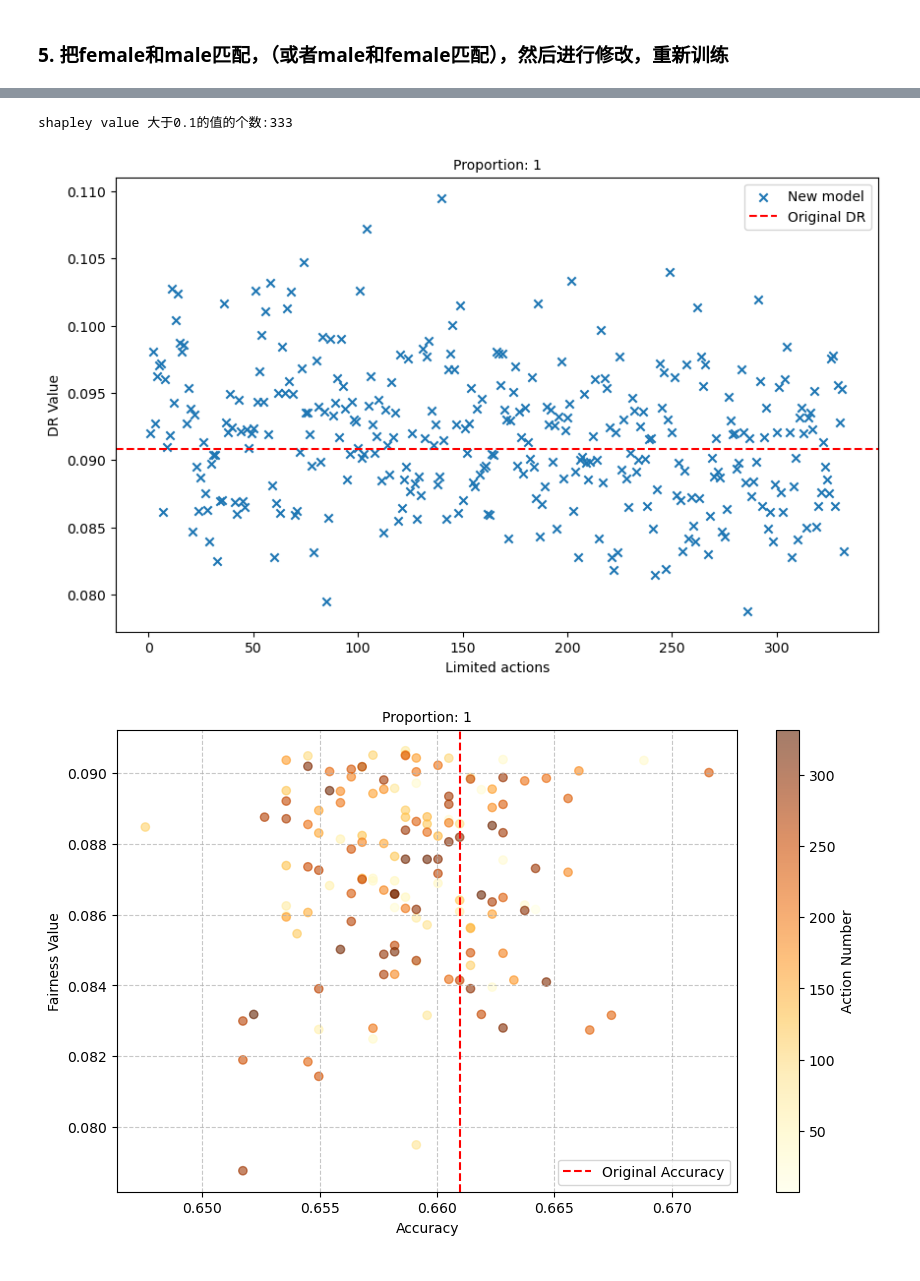
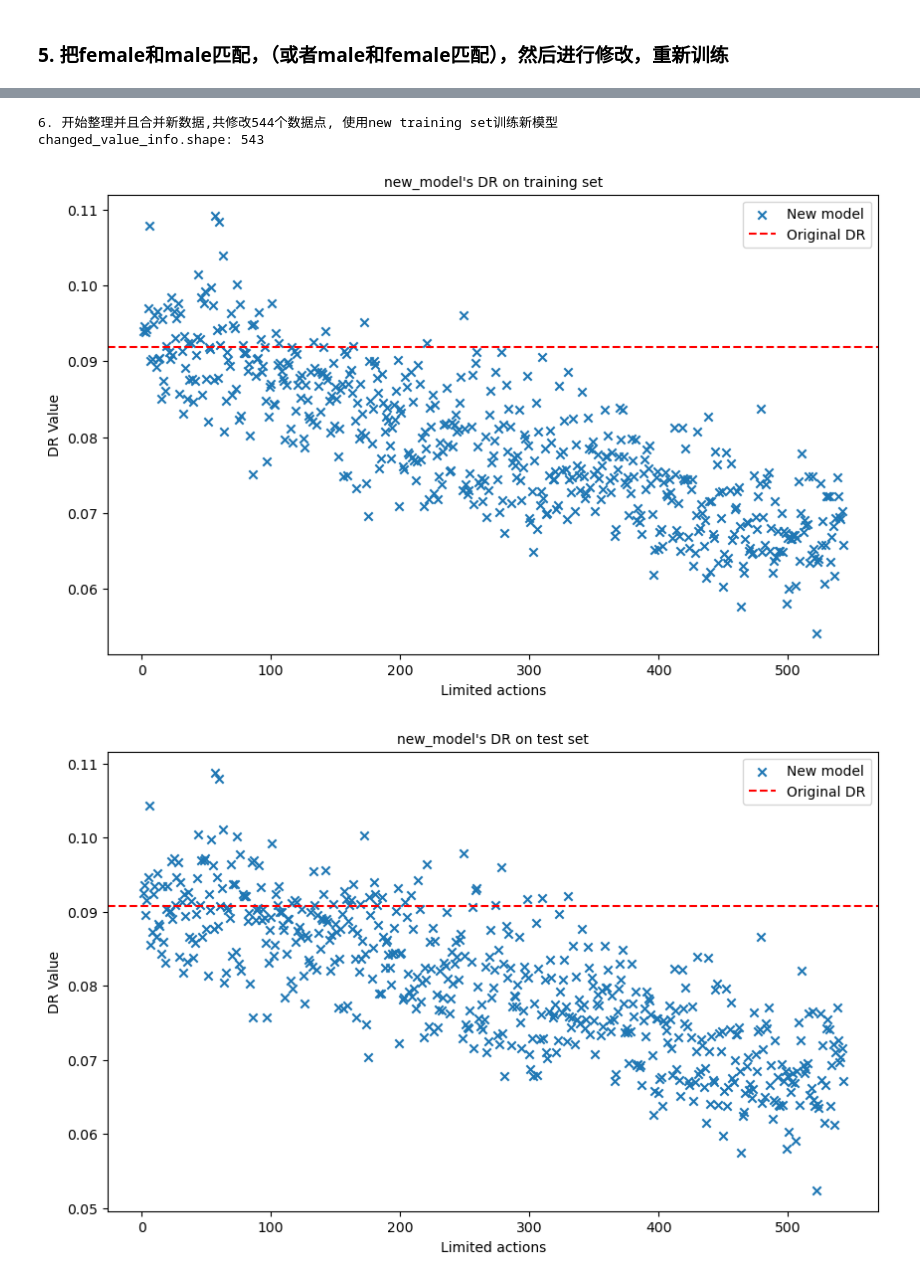
Before and after one commit to youlei202/FairSHAP, a Jupyter notebook: zz_new_compas.ipynb, the cells around one changed output, grey strips where cells are left out. Cells and saved outputs as stored; diff of their text form; code cells hidden in the pictures.

```diff
--- a/zz_new_compas.ipynb
+++ b/zz_new_compas.ipynb
@@ -152,6 +163,6 @@ shapley value 大于0.1的值的个数:45
 # %%
 ''' 改变majority group中的部分特征值'''
-experiment2 = ExperimentNew(
+experiment2 = ExperimentNew2(
                             model,
                             X_train_majority,
                             y_train_majority,
@@ -170,3 +187,4 @@ experiment2.run_experiment()
-shapley value 大于0.1的值的个数:333
+6. 开始整理并且合并新数据,共修改544个数据点, 使用new training set训练新模型
+changed_value_info.shape: 543
-[figure, old version]
-[figure, old version]
+[figure, new version]
+[figure, added]
```
Also changed, not shown: parts of 3 cells of this notebook, 10 other files.
